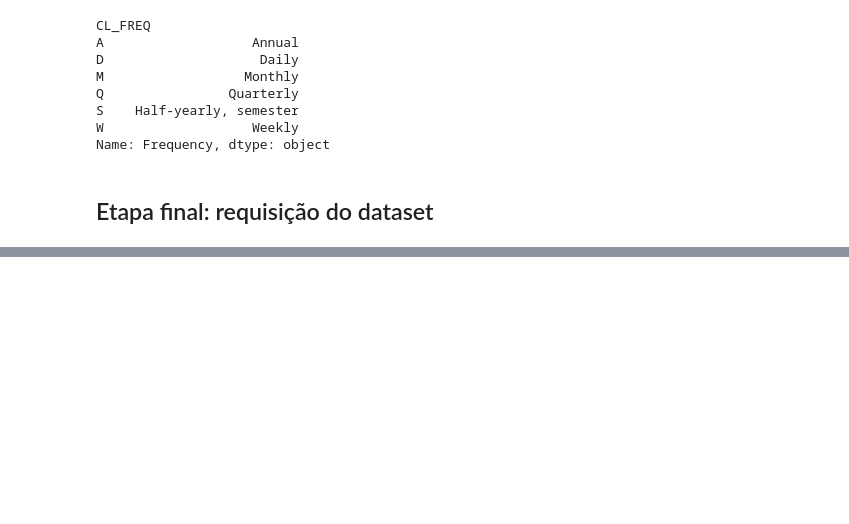
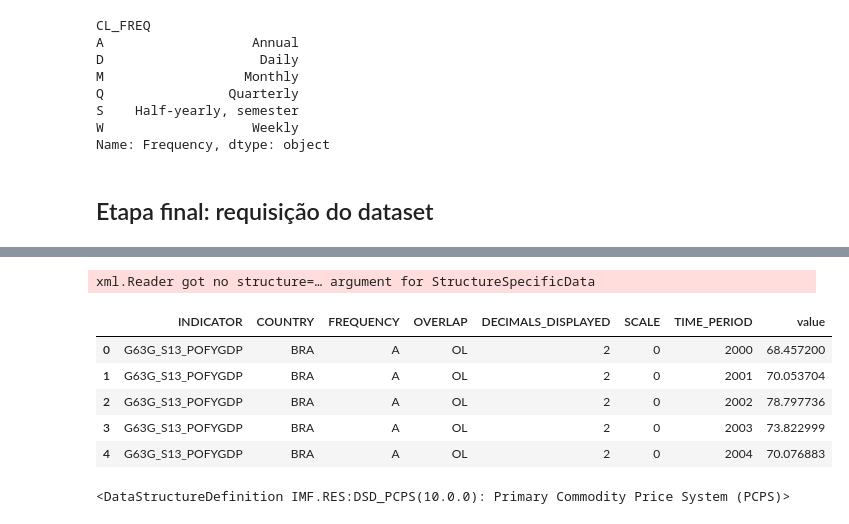
Before and after one commit to caiolamego/TrabalhoSBD2, a Jupyter notebook: base_dados/sdmx.ipynb, the cells around one changed output, grey strips where cells are left out. Saved outputs shown, nothing was run; the diff lists cells and outputs as text; code cells hidden in the pictures; blank space fills up the shorter version.

Commit message:
adicionando pasta BOP a mudanças no arquivo sdmx e script de coleta de metadados dos bancos(script.py

```diff
--- a/base_dados/sdmx.ipynb
+++ b/base_dados/sdmx.ipynb
@@ -314,0 +454,44 @@ xml.Reader got no structure=… argument for StructureSpecificData
+# %%
+import sdmx
+import pandas as pd
+
+nome_base = 'HPD'
+key = 'USA+BRA.G63G_S13_POFYGDP.A'
+
+
+# Cliente IMF
+client = sdmx.Client("IMF_DATA")
+base = client.dataflow(nome_base)
+nome_estrutura = list(base.structure.keys())[0]
+estrutura = base.structure[nome_estrutura]
+
+params = dict(
+    startPeriod="2000",
+)
+
+# Baixar os dados
+data_msg = client.data(nome_base, key=key, params=params, dsd=estrutura)
+
+# Converter para pandas DataFrame
+df = sdmx.to_pandas(
+    data_msg,
+    #datetime="TIME_PERIOD"
+    )
+
+df = df.reset_index()
+
+display(df.head())
+df.to_csv('hdp.csv', index=False)
+# %% [output]
+xml.Reader got no structure=… argument for StructureSpecificData
+|  | INDICATOR | COUNTRY | FREQUENCY | OVERLAP | DECIMALS_DISPLAYED | SCALE | TIME_PERIOD | value |
+| 0 | G63G_S13_POFYGDP | BRA | A | OL | 2 | 0 | 2000 | 68.457200 |
+| 1 | G63G_S13_POFYGDP | BRA | A | OL | 2 | 0 | 2001 | 70.053704 |
+| 2 | G63G_S13_POFYGDP | BRA | A | OL | 2 | 0 | 2002 | 78.797736 |
+| 3 | G63G_S13_POFYGDP | BRA | A | OL | 2 | 0 | 2003 | 73.822999 |
+| 4 | G63G_S13_POFYGDP | BRA | A | OL | 2 | 0 | 2004 | 70.076883 |
+# %%
+estrutura = base.structure['DSD_PCPS']
+estrutura
+# %% [output]
+<DataStructureDefinition IMF.RES:DSD_PCPS(10.0.0): Primary Commodity Price System (PCPS)>
```
Also changed, not shown: parts of 25 cells of this notebook, 14 other files.
